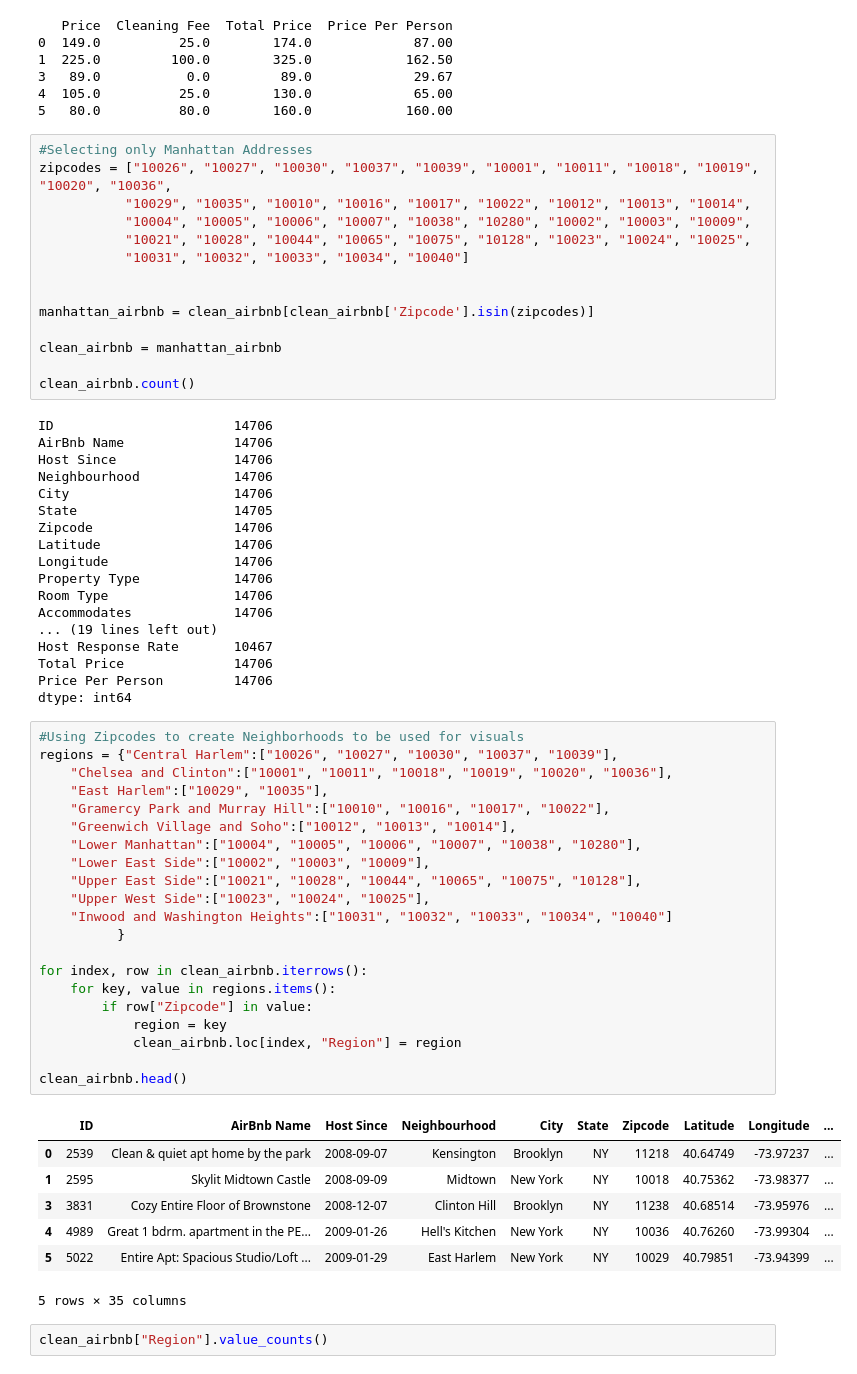
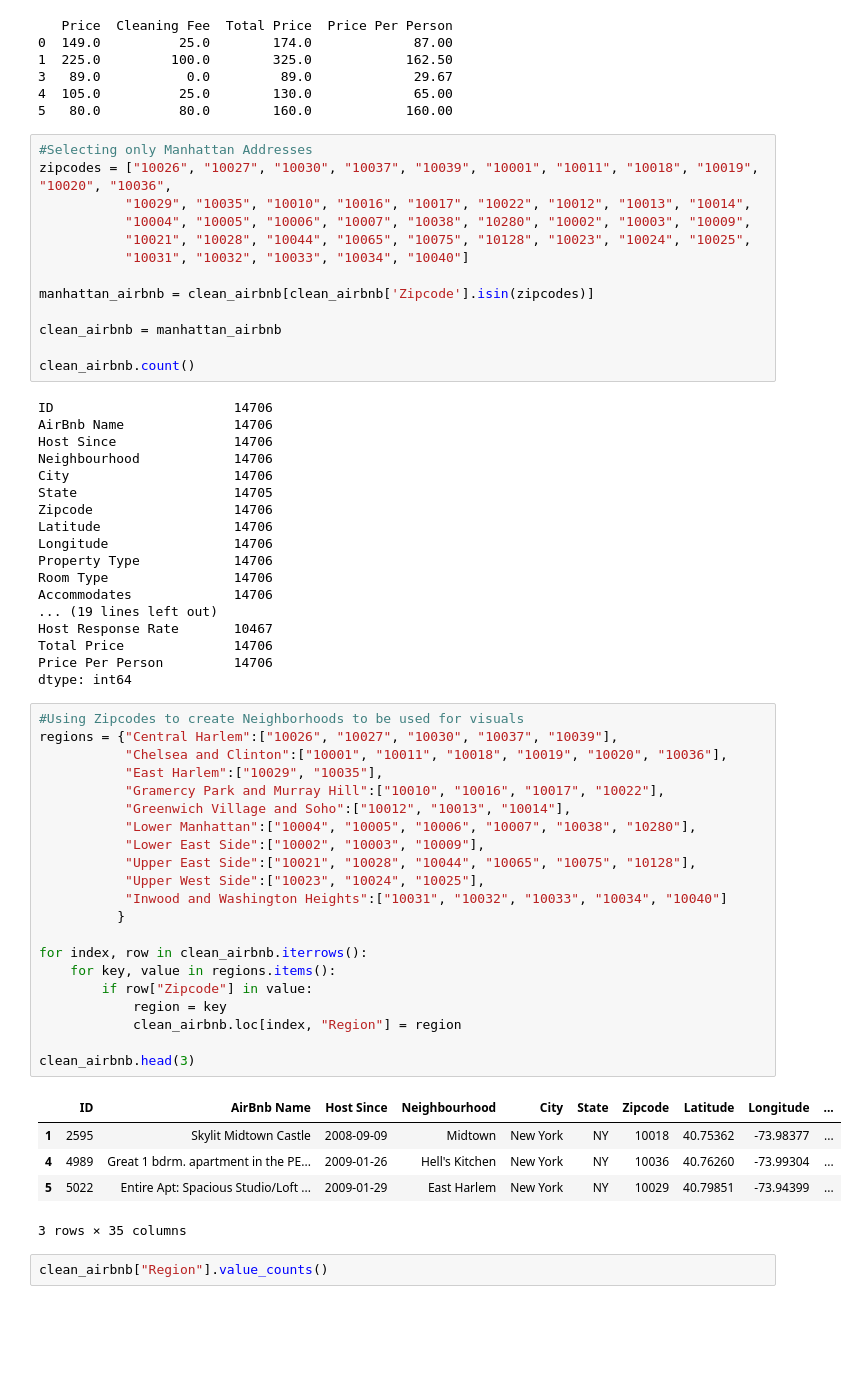
Before and after one commit to EstellaYu/Data_Visualization_Airbnb_Hotel, a Jupyter notebook: Notebooks/Data_Cleaning.ipynb, the cells around one changed output. Saved outputs shown, nothing was run; the diff lists cells and outputs as text; blank space fills up the shorter version.

```diff
--- a/Notebooks/Data_Cleaning.ipynb
+++ b/Notebooks/Data_Cleaning.ipynb
@@ -145,7 +172,6 @@ zipcodes = ["10026", "10027", "10030", "10037", "10039", "10001", "10011", "1001
            "10021", "10028", "10044", "10065", "10075", "10128", "10023", "10024", "10025",
            "10031", "10032", "10033", "10034", "10040"]
 
-
 manhattan_airbnb = clean_airbnb[clean_airbnb['Zipcode'].isin(zipcodes)]
 
 clean_airbnb = manhattan_airbnb
@@ -172,32 +198,30 @@ dtype: int64
 # %%
 #Using Zipcodes to create Neighborhoods to be used for visuals
 regions = {"Central Harlem":["10026", "10027", "10030", "10037", "10039"],
-    "Chelsea and Clinton":["10001", "10011", "10018", "10019", "10020", "10036"],
-    "East Harlem":["10029", "10035"],
-    "Gramercy Park and Murray Hill":["10010", "10016", "10017", "10022"],
-    "Greenwich Village and Soho":["10012", "10013", "10014"],
-    "Lower Manhattan":["10004", "10005", "10006", "10007", "10038", "10280"],
-    "Lower East Side":["10002", "10003", "10009"],
-    "Upper East Side":["10021", "10028", "10044", "10065", "10075", "10128"],
-    "Upper West Side":["10023", "10024", "10025"],
-    "Inwood and Washington Heights":["10031", "10032", "10033", "10034", "10040"]
+           "Chelsea and Clinton":["10001", "10011", "10018", "10019", "10020", "10036"],
+           "East Harlem":["10029", "10035"],
+           "Gramercy Park and Murray Hill":["10010", "10016", "10017", "10022"],
+           "Greenwich Village and Soho":["10012", "10013", "10014"],
+           "Lower Manhattan":["10004", "10005", "10006", "10007", "10038", "10280"],
+           "Lower East Side":["10002", "10003", "10009"],
+           "Upper East Side":["10021", "10028", "10044", "10065", "10075", "10128"],
+           "Upper West Side":["10023", "10024", "10025"],
+           "Inwood and Washington Heights":["10031", "10032", "10033", "10034", "10040"]
           }
 
 for index, row in clean_airbnb.iterrows():
     for key, value in regions.items():
         if row["Zipcode"] in value:
             region = key
             clean_airbnb.loc[index, "Region"] = region
 
-clean_airbnb.head()
+clean_airbnb.head(3)
 # %% [output]
 |  | ID | AirBnb Name | Host Since | Neighbourhood | City | State | Zipcode | Latitude | Longitude | ... |
-| 0 | 2539 | Clean & quiet apt home by the park | 2008-09-07 | Kensington | Brooklyn | NY | 11218 | 40.64749 | -73.97237 | ... |
 | 1 | 2595 | Skylit Midtown Castle | 2008-09-09 | Midtown | New York | NY | 10018 | 40.75362 | -73.98377 | ... |
-| 3 | 3831 | Cozy Entire Floor of Brownstone | 2008-12-07 | Clinton Hill | Brooklyn | NY | 11238 | 40.68514 | -73.95976 | ... |
 | 4 | 4989 | Great 1 bdrm. apartment in the PE... | 2009-01-26 | Hell's Kitchen | New York | NY | 10036 | 40.76260 | -73.99304 | ... |
 | 5 | 5022 | Entire Apt: Spacious Studio/Loft ... | 2009-01-29 | East Harlem | New York | NY | 10029 | 40.79851 | -73.94399 | ... |
-5 rows × 35 columns
+3 rows × 35 columns
 # %%
 clean_airbnb["Region"].value_counts()
 # %% [output]
```
Also changed, not shown: parts of 37 cells of this notebook, 9 other files.
